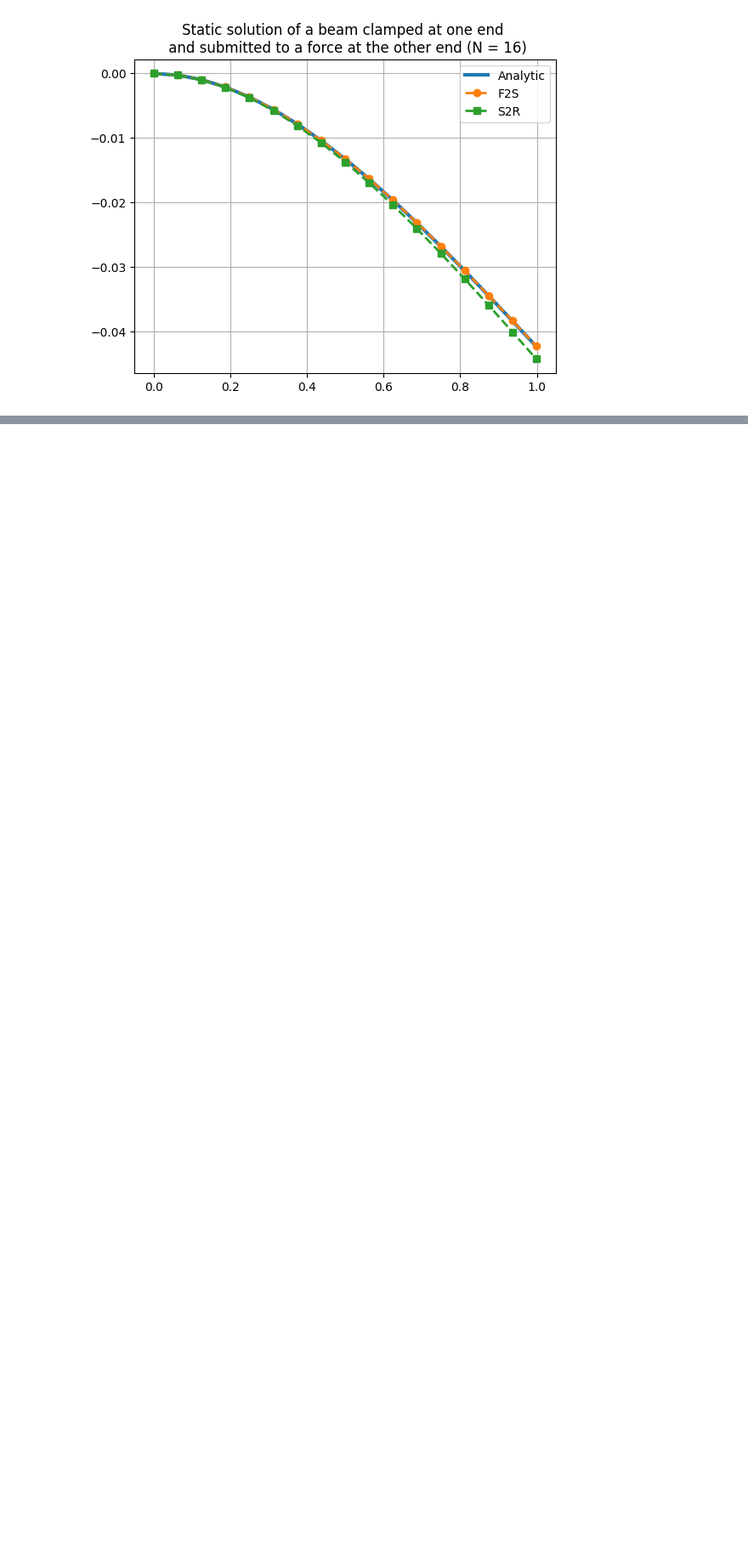
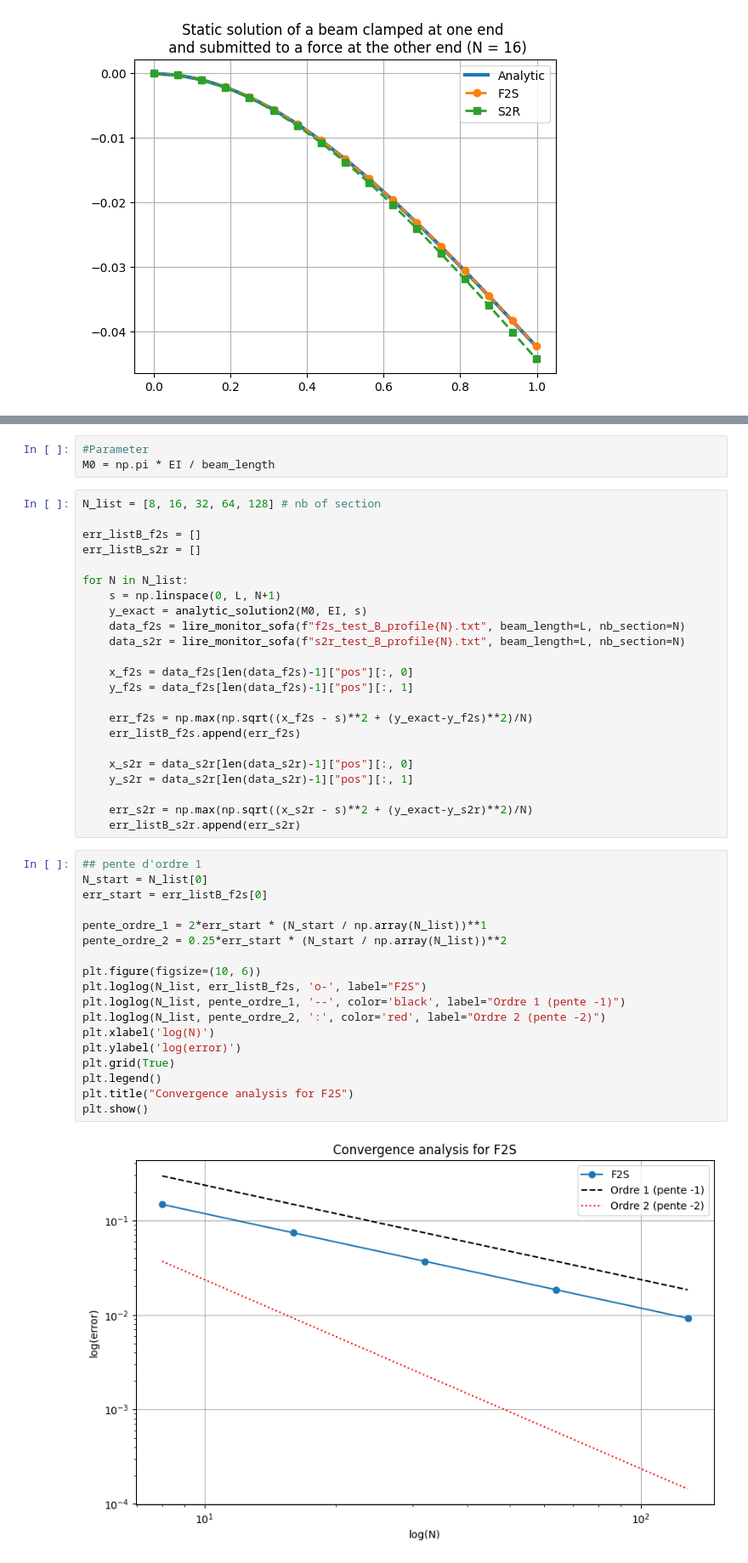
Before and after one commit to AppaSalif/Beam, a Jupyter notebook: convergence.ipynb, the cells around one changed output, grey strips where cells are left out. Shown at 85% size. Saved outputs shown, nothing was run; the diff lists cells and outputs as text; blank space fills up the shorter version.

Commit message:
Ajout de l'étude de convergence pour le test B

```diff
--- a/convergence.ipynb
+++ b/convergence.ipynb
@@ -125,0 +140,46 @@ plt.show()
+# %%
+#Parameter
+M0 = np.pi * EI / beam_length
+# %%
+N_list = [8, 16, 32, 64, 128] # nb of section
+
+err_listB_f2s = []
+err_listB_s2r = []
+
+for N in N_list:
+    s = np.linspace(0, L, N+1)
+    y_exact = analytic_solution2(M0, EI, s)
+    data_f2s = lire_monitor_sofa(f"f2s_test_B_profile{N}.txt", beam_length=L, nb_section=N)
+    data_s2r = lire_monitor_sofa(f"s2r_test_B_profile{N}.txt", beam_length=L, nb_section=N)
+
+    x_f2s = data_f2s[len(data_f2s)-1]["pos"][:, 0]
+    y_f2s = data_f2s[len(data_f2s)-1]["pos"][:, 1]
+
+    err_f2s = np.max(np.sqrt((x_f2s - s)**2 + (y_exact-y_f2s)**2)/N)
+    err_listB_f2s.append(err_f2s)
+
+    x_s2r = data_s2r[len(data_s2r)-1]["pos"][:, 0]
+    y_s2r = data_s2r[len(data_s2r)-1]["pos"][:, 1]
+
+    err_s2r = np.max(np.sqrt((x_s2r - s)**2 + (y_exact-y_s2r)**2)/N)
+    err_listB_s2r.append(err_s2r)
+# %%
+## pente d'ordre 1
+N_start = N_list[0]
+err_start = err_listB_f2s[0]
+
+pente_ordre_1 = 2*err_start * (N_start / np.array(N_list))**1
+pente_ordre_2 = 0.25*err_start * (N_start / np.array(N_list))**2
+
+plt.figure(figsize=(10, 6))
+plt.loglog(N_list, err_listB_f2s, 'o-', label="F2S")
+plt.loglog(N_list, pente_ordre_1, '--', color='black', label="Ordre 1 (pente -1)")
+plt.loglog(N_list, pente_ordre_2, ':', color='red', label="Ordre 2 (pente -2)")
+plt.xlabel('log(N)')
+plt.ylabel('log(error)')
+plt.grid(True)
+plt.legend()
+plt.title("Convergence analysis for F2S")
+plt.show()
+# %% [output]
+[figure, added]
```
Also changed, not shown: parts of 7 cells of this notebook.
